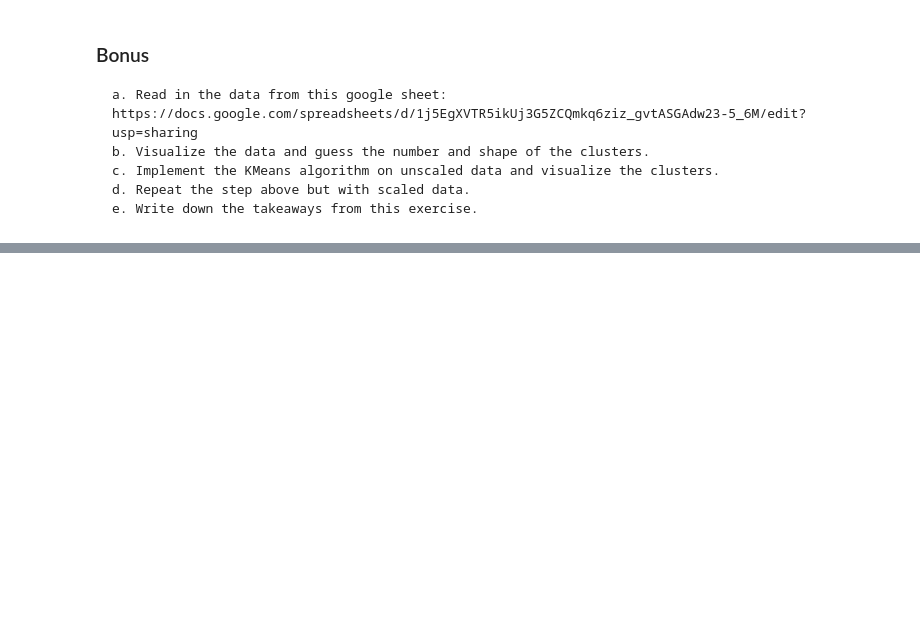
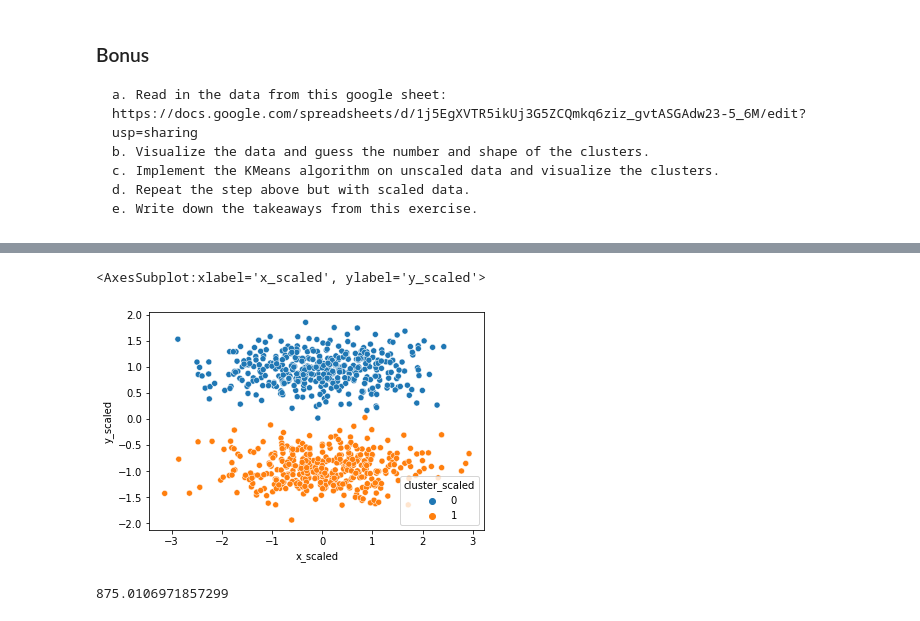
Before and after one commit to wheelerjoshua/clustering-exercises, a Jupyter notebook: modeling.ipynb, the cells around one changed output, grey strips where cells are left out. Drawn from its saved outputs; the diff is of its cells as text; code cells hidden in the pictures; blank space fills up the shorter version.

```diff
--- a/modeling.ipynb
+++ b/modeling.ipynb
@@ -254,0 +272,30 @@ ParserError: Error tokenizing data. C error: Expected 2 fields in line 17, saw 4
+# %%
+# scale data
+scaler = StandardScaler().fit(df)
+df_scaled = pd.DataFrame(scaler.transform(df), columns= df.columns).set_index([df.index.values])
+# %%
+# define the thing
+kmeans = KMeans(n_clusters=2, random_state = 123)
+kmeans_unscaled = KMeans(n_clusters = 2, random_state = 123)
+# fit the thing
+kmeans.fit(df_scaled)
+kmeans_unscaled.fit(df)
+# use the thing
+kmeans.predict(df_scaled)
+kmeans_unscaled.predict(df);
+# %%
+# create cluster column for dataframes
+df_scaled['cluster'] = kmeans.predict(df_scaled)
+df['cluster'] = kmeans.predict(df)
+# %%
+df_scaled.rename(columns={'x':'x_scaled','y':'y_scaled','cluster':'cluster_scaled'}, inplace = True)
+# %%
+# visualize scaled data
+sns.scatterplot(data = df_scaled, x = 'x_scaled', y = 'y_scaled', hue = 'cluster_scaled')
+# %% [output]
+<AxesSubplot:xlabel='x_scaled', ylabel='y_scaled'>
+[figure, added]
+# %%
+kmeans.inertia_
+# %% [output]
+875.0106971857299
```
Also changed, not shown: parts of 28 cells of this notebook, 2 other files.
